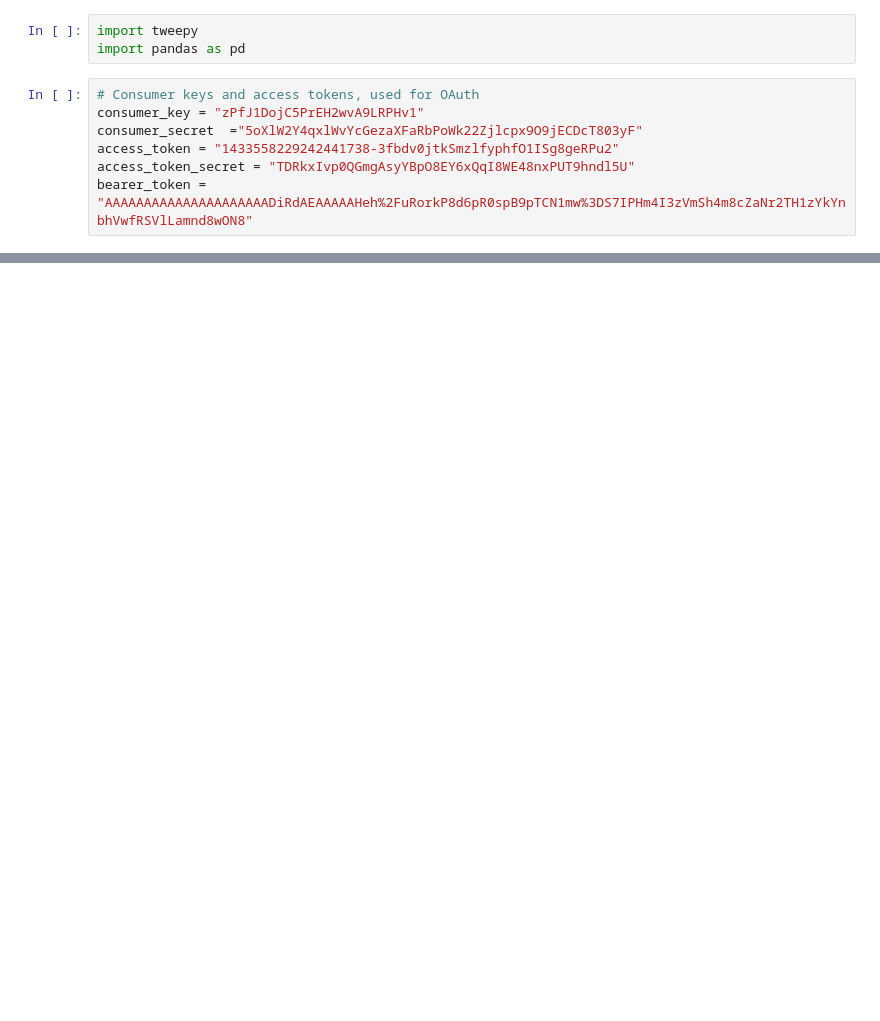
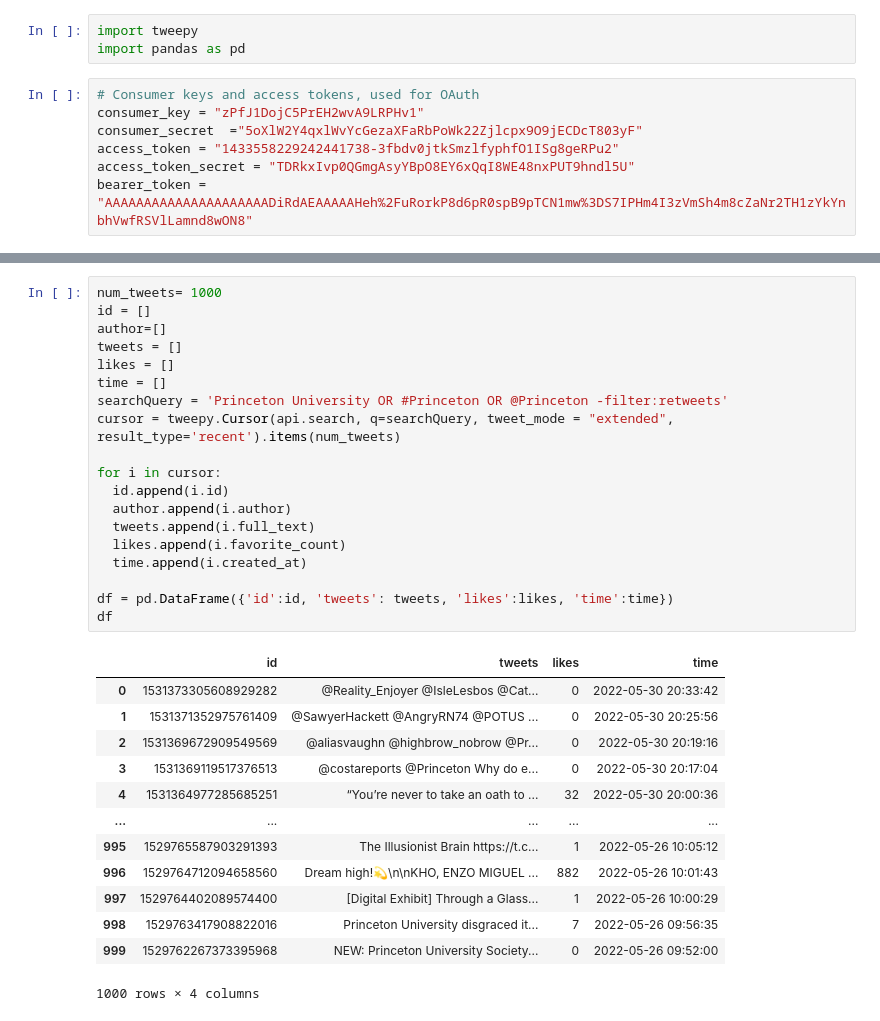
Before and after one commit to HaroldThan/IvySentiment, a Jupyter notebook: IvySentiment.ipynb, the cells around one changed output, grey strips where cells are left out. Saved outputs shown, nothing was run; the diff lists cells and outputs as text; blank space fills up the shorter version.

```diff
--- a/IvySentiment.ipynb
+++ b/IvySentiment.ipynb
@@ -38,0 +105,33 @@ cursor = tweepy.Cursor(api.search, q="dartmouth", tweet_mode = "extended").items
+# %%
+num_tweets= 1000
+id = []
+author=[]
+tweets = []
+likes = []
+time = []
+searchQuery = 'Princeton University OR #Princeton OR @Princeton -filter:retweets'
+cursor = tweepy.Cursor(api.search, q=searchQuery, tweet_mode = "extended", result_type='recent').items(num_tweets)
+
+for i in cursor:
+  id.append(i.id)
+  author.append(i.author)
+  tweets.append(i.full_text)
+  likes.append(i.favorite_count)
+  time.append(i.created_at)
+
+df = pd.DataFrame({'id':id, 'tweets': tweets, 'likes':likes, 'time':time})
+df
+# %% [output]
+|  | id | tweets | likes | time |
+| 0 | 1531373305608929282 | @Reality_Enjoyer @IsleLesbos @Cat... | 0 | 2022-05-30 20:33:42 |
+| 1 | 1531371352975761409 | @SawyerHackett @AngryRN74 @POTUS ... | 0 | 2022-05-30 20:25:56 |
+| 2 | 1531369672909549569 | @aliasvaughn @highbrow_nobrow @Pr... | 0 | 2022-05-30 20:19:16 |
+| 3 | 1531369119517376513 | @costareports @Princeton Why do e... | 0 | 2022-05-30 20:17:04 |
+| 4 | 1531364977285685251 | “You’re never to take an oath to ... | 32 | 2022-05-30 20:00:36 |
+| ... | ... | ... | ... | ... |
+| 995 | 1529765587903291393 | The Illusionist Brain https://t.c... | 1 | 2022-05-26 10:05:12 |
+| 996 | 1529764712094658560 | Dream high!💫\n\nKHO, ENZO MIGUEL ... | 882 | 2022-05-26 10:01:43 |
+| 997 | 1529764402089574400 | [Digital Exhibit] Through a Glass... | 1 | 2022-05-26 10:00:29 |
+| 998 | 1529763417908822016 | Princeton University disgraced it... | 7 | 2022-05-26 09:56:35 |
+| 999 | 1529762267373395968 | NEW: Princeton University Society... | 0 | 2022-05-26 09:52:00 |
+1000 rows × 4 columns
```
Also changed, not shown: parts of 12 cells of this notebook.
